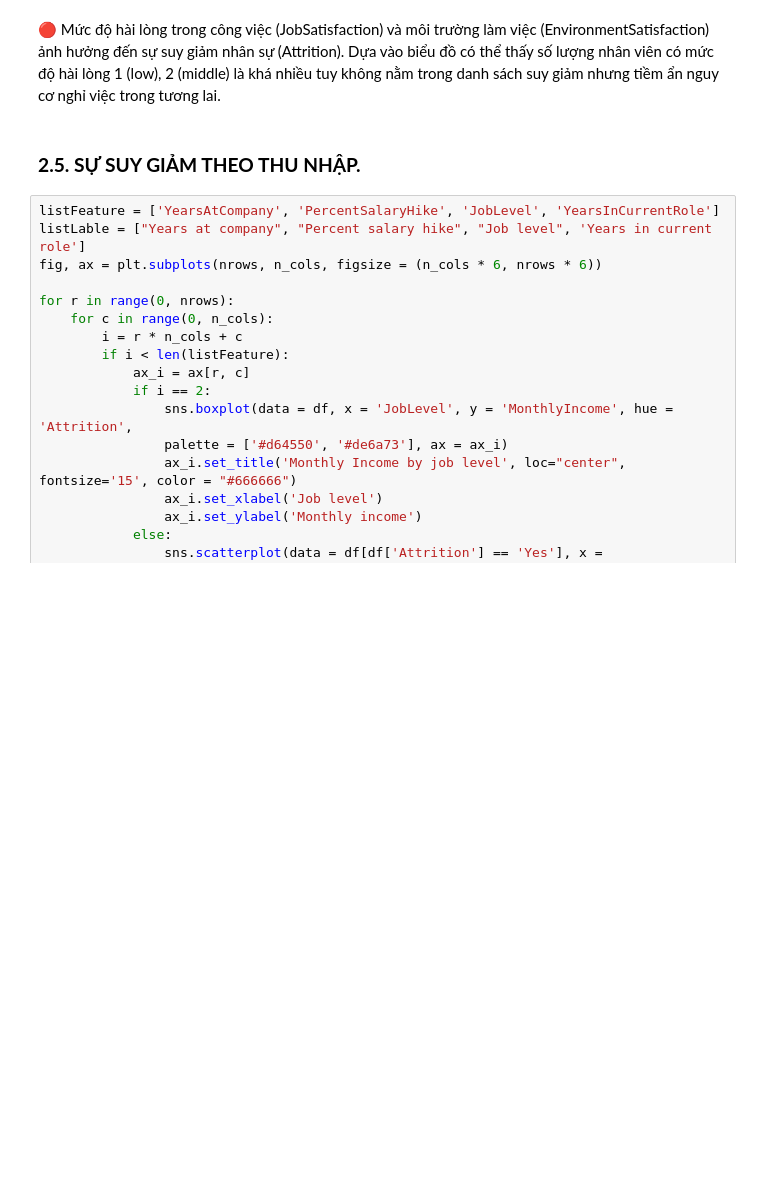
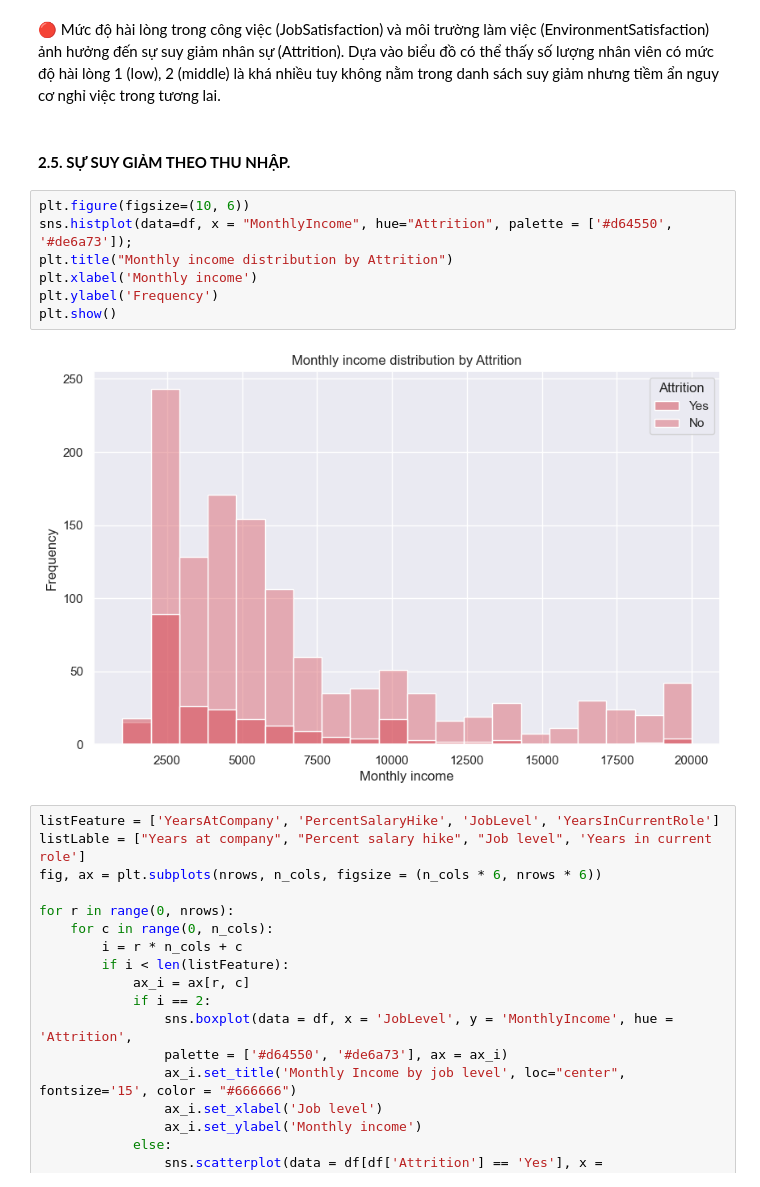
Before and after one commit to daominhthuan42/mindx-data-analytics-bootcamp, a Jupyter notebook: 00_MODULE_1/FINAL_PROJECT/02_PYTHON/FINAL_PROJECT.ipynb, the cells around one changed output. Cells and saved outputs as stored; diff of their text form; blank space fills up the shorter version.

```diff
--- a/00_MODULE_1/FINAL_PROJECT/02_PYTHON/FINAL_PROJECT.ipynb
+++ b/00_MODULE_1/FINAL_PROJECT/02_PYTHON/FINAL_PROJECT.ipynb
@@ -571,7 +574,16 @@ p - value: 0.0005563004510387556
 # %% [markdown]
 🔴 Mức độ hài lòng trong công việc (JobSatisfaction) và môi trường làm việc (EnvironmentSatisfaction) ảnh hưởng đến sự suy giảm nhân sự (Attrition). Dựa vào biểu đồ có thể thấy số lượng nhân viên có mức độ hài lòng 1 (low), 2 (middle) là khá nhiều tuy không nằm trong danh sách suy giảm nhưng tiềm ẩn nguy cơ nghỉ việc trong tương lai. <br>
 # %% [markdown]
-### <b> 2.5. SỰ SUY GIẢM THEO THU NHẬP.
+#### <b> 2.5. SỰ SUY GIẢM THEO THU NHẬP.
+# %%
+plt.figure(figsize=(10, 6))
+sns.histplot(data=df, x = "MonthlyIncome", hue="Attrition", palette = ['#d64550', '#de6a73']);
+plt.title("Monthly income distribution by Attrition")
+plt.xlabel('Monthly income')
+plt.ylabel('Frequency')
+plt.show()
+# %% [output]
+[figure, added]
 # %%
 listFeature = ['YearsAtCompany', 'PercentSalaryHike', 'JobLevel', 'YearsInCurrentRole']
 listLable = ["Years at company", "Percent salary hike", "Job level", 'Years in current role']
```
Also changed, not shown: parts of 7 cells of this notebook.
